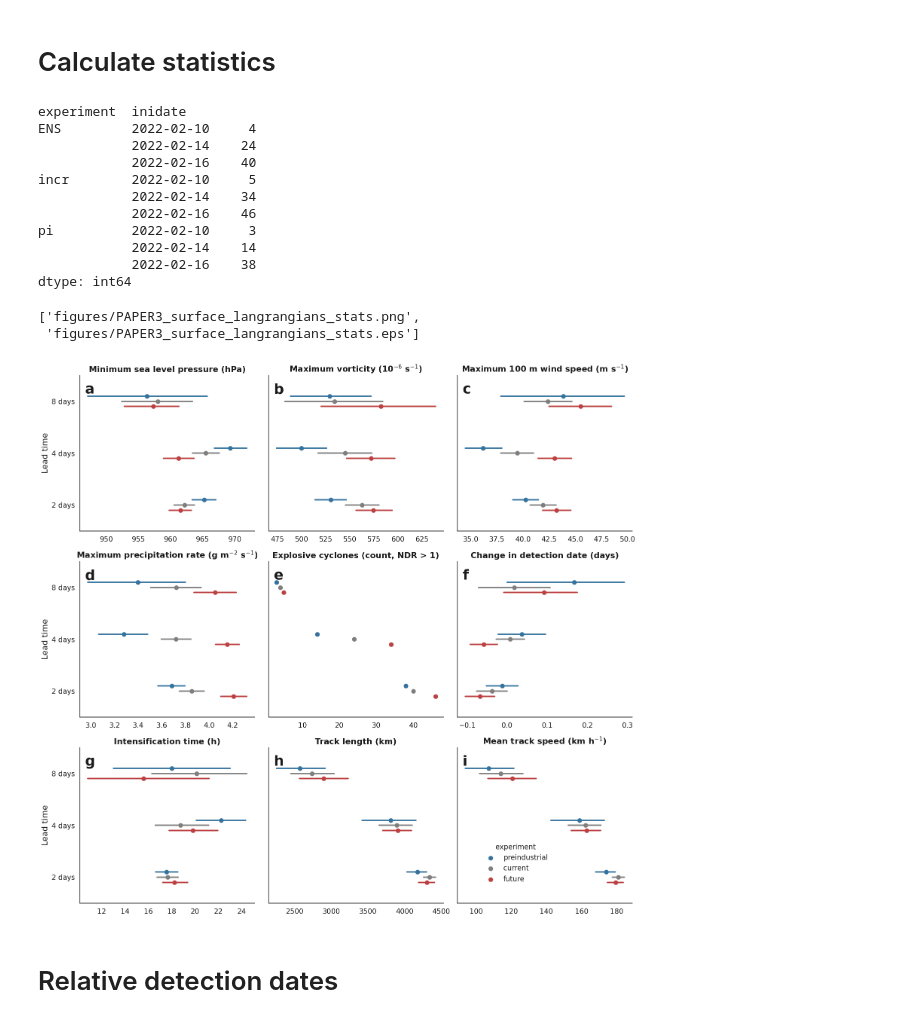
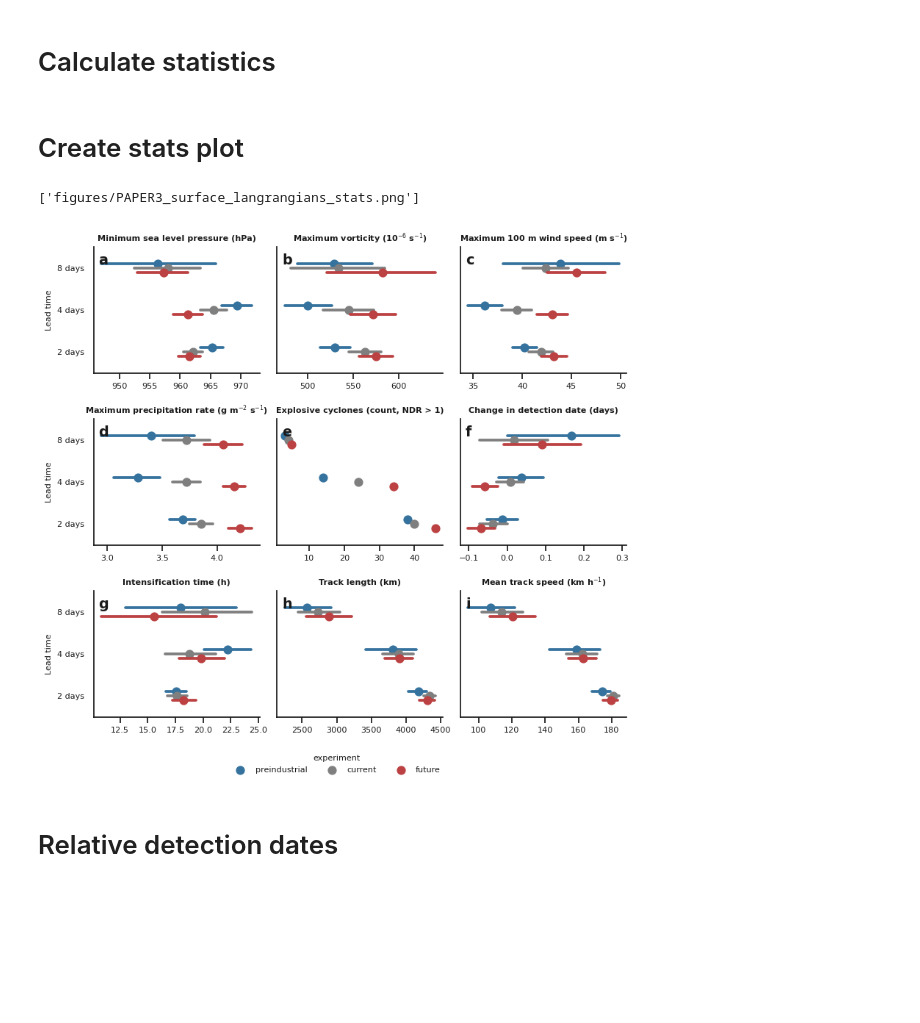
Before and after one commit to shirin-ermis/Storm_Eunice, a Jupyter notebook: notebooks/PAPER3_track_stats.ipynb, the cells around one changed output. Cells and saved outputs as stored; diff of their text form; code cells hidden in the pictures; blank space fills up the shorter version.

```diff
--- a/notebooks/PAPER3_track_stats.ipynb
+++ b/notebooks/PAPER3_track_stats.ipynb
@@ -207,21 +207,9 @@ ifs_eunice_list_stats3 = pd.merge(ifs_eunice_list_stats3, calculate_track_speed(
 # %%
-input = ifs_eunice_list
-grouped = input.groupby(['experiment','inidate','number','track_id'], group_keys=False)
-input['msl_diff'] = grouped['msl'].apply(lambda x: x.diff(6)).reset_index()['msl']
-max_index = input.groupby(['experiment','inidate','number','track_id'], group_keys=False)['msl_diff'].idxmin()
-max_diff = input.loc[max_index.dropna()].reset_index()
-max_diff['ndr'] = -max_diff.msl_diff/2400*np.sin(60/180*np.pi)/np.sin(max_diff.lat/180*np.pi)
-max_diff.groupby(['experiment','inidate']).apply(lambda x:(x['ndr']>1).sum())
+# input = ifs_eunice_list
+# grouped = input.groupby(['experiment','inidate','number','track_id'], group_keys=False)
+# input['msl_diff'] = grouped['msl'].apply(lambda x: x.diff(6)).reset_index()['msl']
+# max_index = input.groupby(['experiment','inidate','number','track_id'], group_keys=False)['msl_diff'].idxmin()
+# max_diff = input.loc[max_index.dropna()].reset_index()
+# max_diff['ndr'] = -max_diff.msl_diff/2400*np.sin(60/180*np.pi)/np.sin(max_diff.lat/180*np.pi)
+# max_diff.groupby(['experiment','inidate']).apply(lambda x:(x['ndr']>1).sum())
-# %% [output]
-experiment  inidate
-ENS         2022-02-10     4
-            2022-02-14    24
-            2022-02-16    40
-incr        2022-02-10     5
-            2022-02-14    34
-            2022-02-16    46
-pi          2022-02-10     3
-            2022-02-14    14
-            2022-02-16    38
-dtype: int64
 # %%
@@ -232,3 +218,8 @@ ifs_eunice_list_stats4.to_csv('eunice_stats.csv')
+# %% [markdown]
+# Create stats plot
+# %%
+# ifs_eunice_list_stats4.to_csv('eunice_stats.csv')
+ifs_eunice_list_stats4 = pd.read_csv('/gf5/predict/AWH028_ERMIS_BABET/Eunice/eunice_stats.csv')
 # %%
 hue_order = ['pi', 'ENS', 'incr']
 col_order = ['msl', 'vo', 'ws100', 'mxtpr', 'ndr', 'date',
@@ -257,50 +248,52 @@ g = sns.catplot(data=ifs_eunice_list_stats4.set_index(['experiment','inidate'])
                         kind='point',
                         join=False,
                         dodge=0.2,
-                        errorbar=('ci',90), # Can we change this to 90? , previously 66
+                        errorbar=('ci',90),
                         n_boot=10000,
                         sharex=False,
                         legend = True,
                         col_wrap=3,
-                        col_order=col_order)
+                        col_order=col_order,
+                        height=style.REF_WIDTH / 3,  # 3 columns -> REF_WIDTH wide
+                        aspect=1)
 
 # type sizes are quoted at style.REF_WIDTH and scaled to this canvas, so they
 # print at the same size as the other paper figures once scaled to page width.
 # This is a dense 3x3 grid with long panel titles, so it takes the smaller of
 # the two size sets style.py defines - at FS_TITLE the titles run into each other.
 fig = g.figure
 fs_title = style.scaled(style.FS_SMALL, fig)
 fs_label = style.scaled(style.FS_SMALL, fig)
-fs_tick = style.scaled(style.FS_XSMALL, fig)
-fs_annot = style.scaled(style.FS_XSMALL, fig)
+fs_tick = style.scaled(style.FS_SMALL, fig)
+fs_annot = style.scaled(style.FS_SMALL, fig)
 
 for ax, title in zip(g.axes, titles):
     ax.set_title(title, fontsize=fs_title, fontweight='bold')
     ax.tick_params(axis='both', which='major', labelsize=fs_tick)
+    ax.tick_params(axis='x', bottom=True)  # the seaborn 'white' theme hides x ticks
 
 for i in (0, 3, 6):  # left-hand column only
     g.axes[i].set_ylabel('Lead time', fontsize=fs_label)
 
 g.axes[0].set_yticklabels(lead_time_labels, fontsize=fs_tick)
 g.axes[3].set_yticklabels(lead_time_labels, fontsize=fs_tick)
 g.axes[0].xaxis.set_major_formatter(FormatStrFormatter('%d'))
 
 # panel labels a, b, c, ...
 style.panel_labels(g.axes)
 
 g.set_axis_labels("")
-sns.move_legend(g, "upper left", bbox_to_anchor=(.73, .15), title='experiment',
+# one row, centred below the grid
+sns.move_legend(g, "upper center", bbox_to_anchor=(.5, 0), ncol=len(hue_order), title='experiment',
                 fontsize=fs_annot, frameon=False, title_fontsize=fs_annot)
 for t, experiment in zip(g._legend.texts, hue_order):
     t.set_text(style.experiment_label(experiment))
 plt.tight_layout()
 
-style.save(fig, 'PAPER3_surface_langrangians_stats', directory='figures',
-           formats=('png', 'eps'))
+style.save(fig, 'PAPER3_surface_langrangians_stats', directory='figures')
 # %% [output]
-['figures/PAPER3_surface_langrangians_stats.png',
- 'figures/PAPER3_surface_langrangians_stats.eps']
+['figures/PAPER3_surface_langrangians_stats.png']
-[figure, old version]
+[figure, new version]
 # %% [markdown]
 # Relative detection dates
 # %%
```
Also changed, not shown: parts of 17 cells of this notebook, 5 other files.
